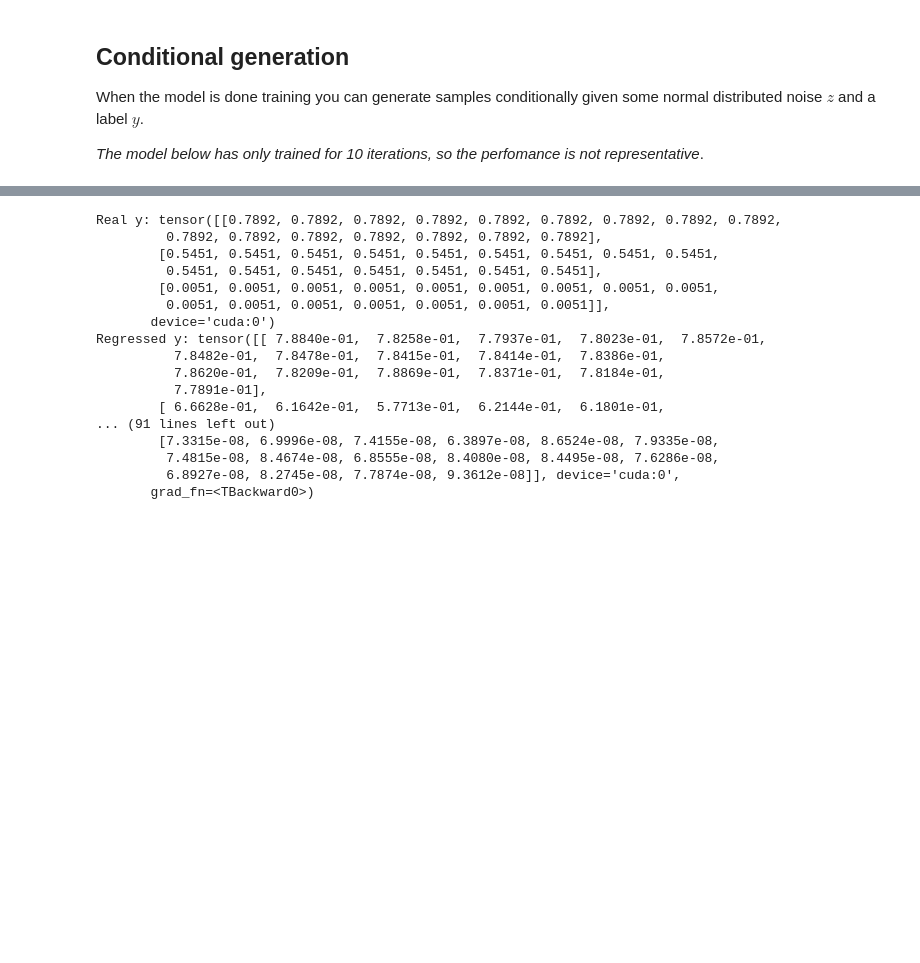
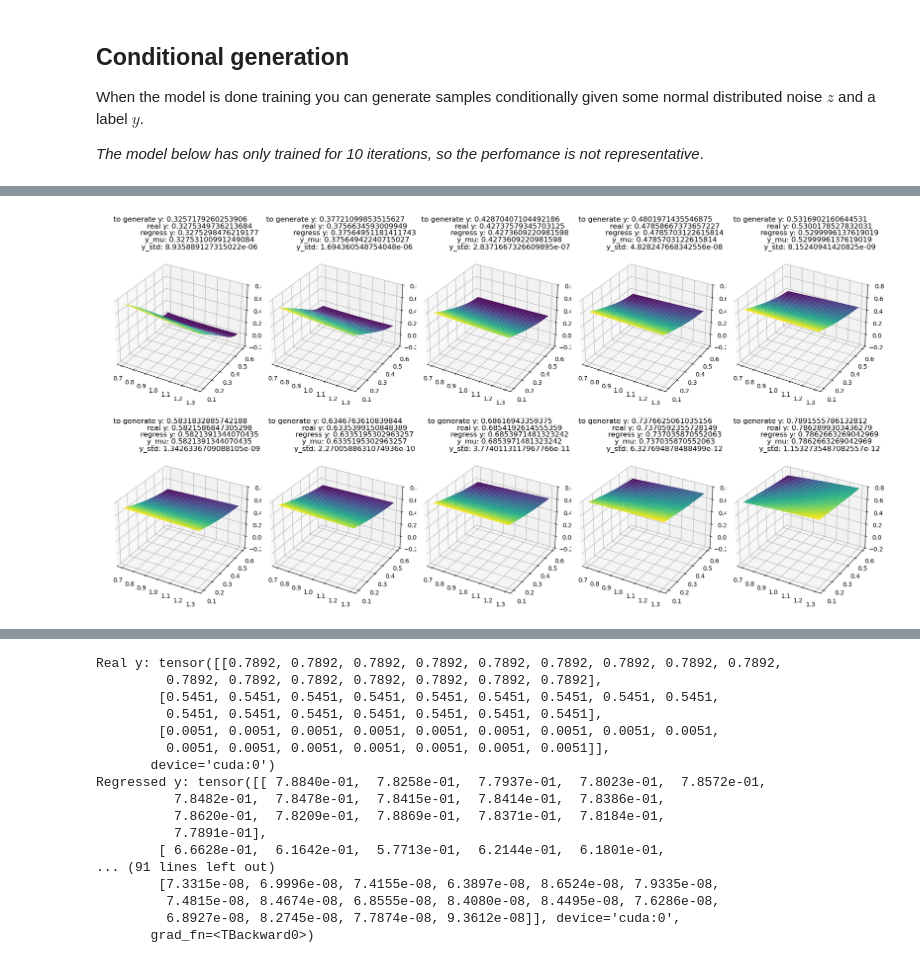
Before and after one commit to MathsGo/semi-supervised-pytorch20241028, a Jupyter notebook: examples/notebooks/Deep Generative Model.ipynb, the cells around one changed output, grey strips where cells are left out. Cells and saved outputs as stored; diff of their text form; code cells hidden in the pictures; blank space fills up the shorter version.

```diff
--- a/examples/notebooks/Deep Generative Model.ipynb
+++ b/examples/notebooks/Deep Generative Model.ipynb
@@ -293,0 +398,54 @@ plt.plot(J_collect)
+# %%
+import matplotlib.pyplot as plt
+from mpl_toolkits.mplot3d import Axes3D
+import numpy as np
+import torch
+from torch.autograd import Variable
+
+# Initialize the figure and 2x5 axes array
+fig, axarr = plt.subplots(2, 5, figsize=(18, 10), subplot_kw={'projection': '3d'})
+
+# Set the range for T and K
+T = np.linspace(0.1, 0.6, 28)
+K = np.linspace(0.7, 1.3, 28)
+T, K = np.meshgrid(T, K)
+
+y_values = np.linspace(level.min(), level.max(), 10)
+z = Variable(torch.randn(1, z_dim))
+
+model.eval()
+for i, y_value in enumerate(y_values):
+    # Set y to a specific value for each sample
+    y = Variable(torch.tensor([y_value]).repeat(1, 1))
+    # print("to generate y:", y.t()/10)
+
+    # Generate samples from the model
+    x_mu = model.sample(z, y)
+    # print("real y:", x_mu.mean(dim=1).t()/10)
+    # print("regress y:", model.regress(x_mu)[0].t())
+    # print("y_mu:", model.regress(x_mu)[1].t())
+    # print("y_std:", model.regress(x_mu)[2].mul(0.5).exp_().t())
+    # print()
+    samples = x_mu.data.view(-1, 1, 28, 28).numpy()
+
+    # Determine subplot position (row, column)
+    row, col = divmod(i, 5)
+    ax = axarr[row, col]
+
+    # Plot the surface
+    surf = ax.plot_surface(K, T, samples[0, 0, :, :], cmap='viridis')
+
+    # Set title and adjust z-axis limits for consistency
+    ax.set_title(f'''to generate y: {y_value/10}\n
+                 real y: {x_mu.mean(dim=1)[0]}\n
+                 regress y: {model.regress(x_mu)[0].t()[0][0]/10}\n
+                 y_mu: {model.regress(x_mu)[0].t()[0][0]/10}\n
+                 y_std: {model.regress(x_mu)[2].mul(0.5).exp_().t()[0][0]}''',
+                 linespacing=0.4)
+    ax.set_zlim(-0.2, 0.8)  # Adjust the z-axis limits to be consistent across all plots
+
+# Show the final figure with all subplots
+plt.tight_layout()
+plt.show()
+# %% [output]
+[figure, added]
```
Also changed, not shown: parts of 16 cells of this notebook, 20 other files.
